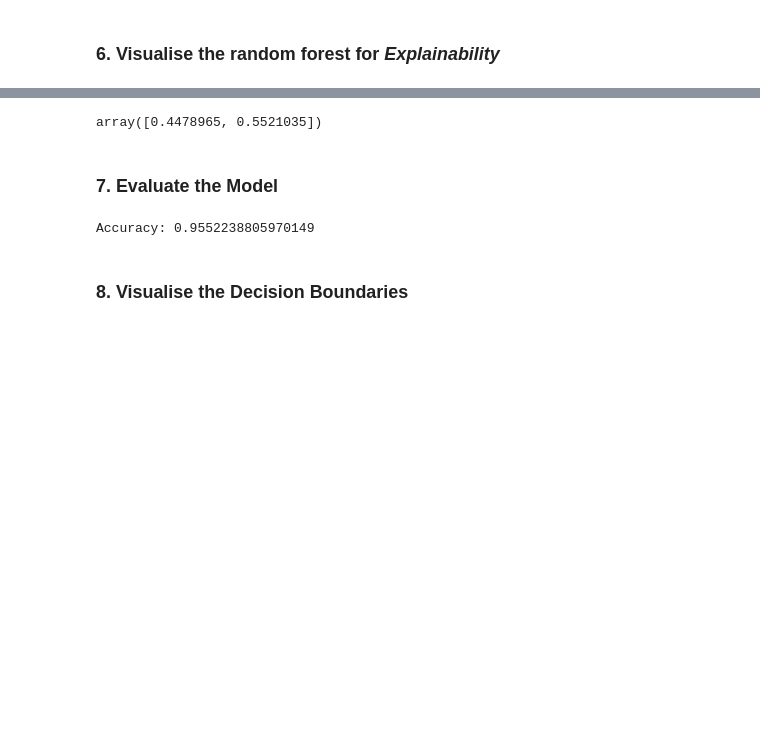
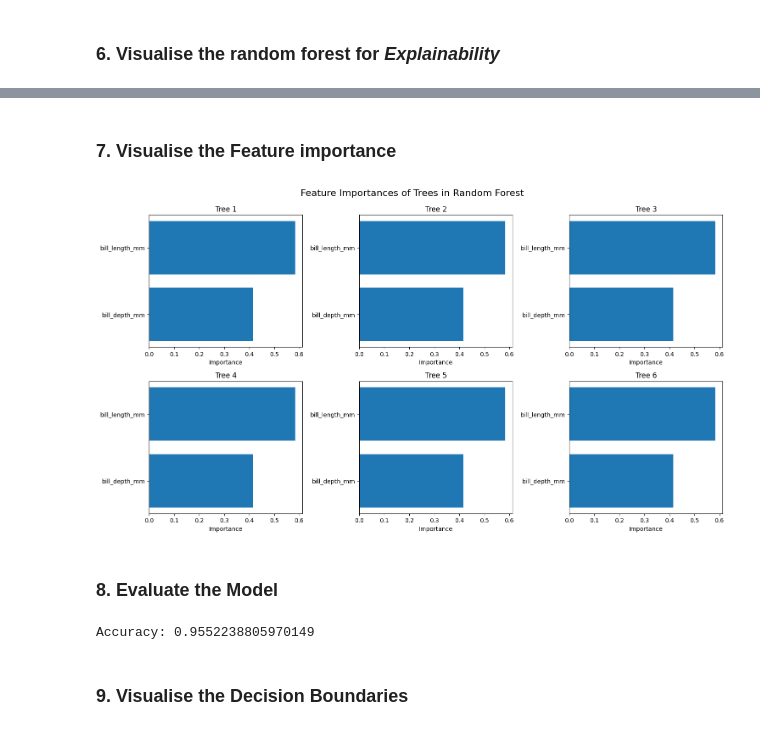
Before and after one commit to Cambridge-ICCS/DecisionTrees_SummerSchool25, a Jupyter notebook: DT_Classification.ipynb, the cells around one changed output, grey strips where cells are left out. Cells and saved outputs as stored; diff of their text form; code cells hidden in the pictures; blank space fills up the shorter version.

Commit message:
Added feature importance visualisation

```diff
--- a/DT_Classification.ipynb
+++ b/DT_Classification.ipynb
@@ -110,16 +110,34 @@ for i, tree in enumerate(clf.estimators_):
+# %% [markdown]
+### 7. Visualise the Feature importance
 # %%
-clf.feature_importances_
+fig, axes = plt.subplots(2, 3, figsize=(15, 8))  # 2 rows × 3 columns
+axes = axes.flatten()  # So we can index like axes[0], axes[1], ...
+
+for i, tree in enumerate(clf.estimators_):
+    importances = clf.feature_importances_
+    indices = np.argsort(importances)
+
+    ax = axes[i]
+    ax.barh(range(len(indices)), importances[indices], align='center')
+    ax.set_yticks(range(len(indices)))
+    ax.set_yticklabels([feature_names[j] for j in indices])
+    ax.set_xlabel("Importance")
+    ax.set_title(f"Tree {i+1}")
+
+plt.tight_layout()
+plt.suptitle("Feature Importances of Trees in Random Forest", fontsize=16, y=1.03)
+plt.show()
 # %% [output]
-array([0.4478965, 0.5521035])
+[figure, added]
 # %% [markdown]
-### 7. Evaluate the Model
+### 8. Evaluate the Model
 # %%
 y_pred=clf.predict(x_test)
 print("Accuracy:",metrics.accuracy_score(y_test, y_pred))
 # %% [output]
 Accuracy: 0.9552238805970149
 # %% [markdown]
-###  8. Visualise the Decision Boundaries
+###  9. Visualise the Decision Boundaries
 # %%
 # Create a mesh grid based on feature space
 x_min, x_max = penguins['bill_length_mm'].min() - 0.1, penguins['bill_length_mm'].max() + 0.1
```
Also changed, not shown: parts of 2 cells of this notebook.
